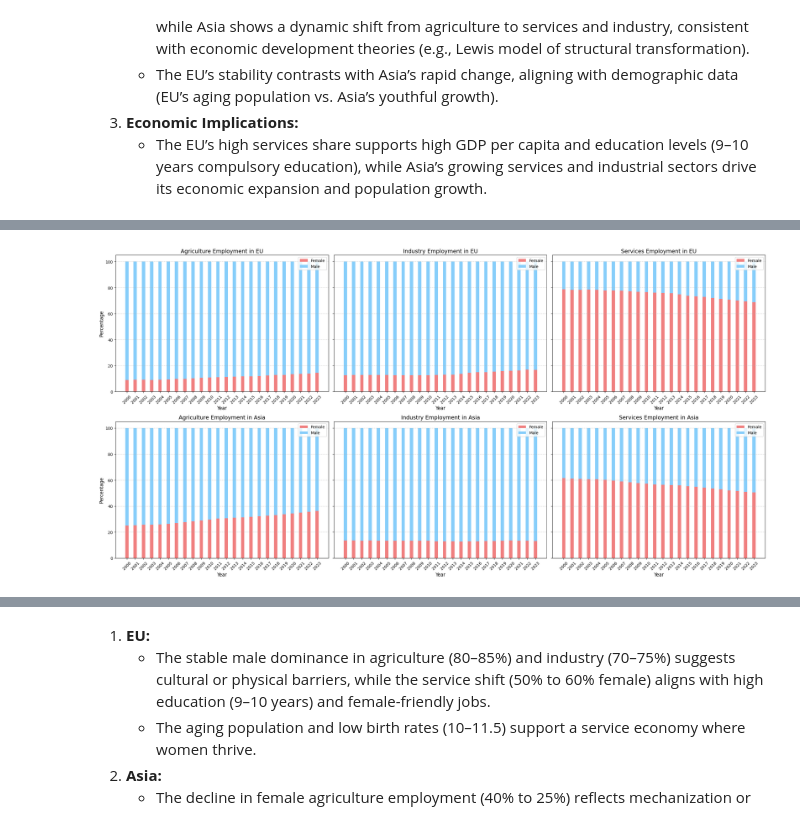
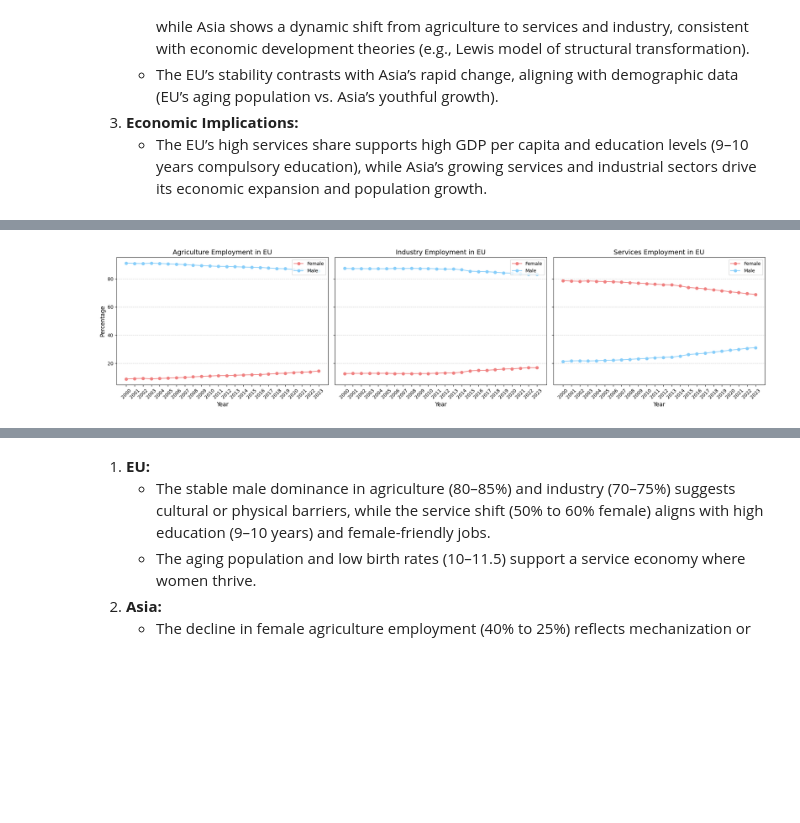
Before and after one commit to truongthuankiet1990gmailcom/Data-Visualization-HW2, a Jupyter notebook: 22127224_22127254.ipynb, the cells around one changed output, grey strips where cells are left out. Drawn from its saved outputs; the diff is of its cells as text; code cells hidden in the pictures; blank space fills up the shorter version.

Commit message:
change plot

```diff
--- a/22127224_22127254.ipynb
+++ b/22127224_22127254.ipynb
@@ -815,90 +815,52 @@ plt.show()
 # %%
 female_cols = ['Female Employment in Agriculture(%)', 'Female Employment in Industry(%)', 'Female Employment in Services(%)']
 avg_percentages_asia_female_by_year = Asia_df.groupby('Year')[female_cols].mean()
 avg_percentages_eu_female_by_year = EU_df.groupby('Year')[female_cols].mean()
 avg_percentages_asia_female_by_year['Male Employment in Agriculture(%)'] = 100 - avg_percentages_asia_female_by_year['Female Employment in Agriculture(%)']
 avg_percentages_asia_female_by_year['Male Employment in Industry(%)'] = 100 - avg_percentages_asia_female_by_year['Female Employment in Industry(%)']
 avg_percentages_asia_female_by_year['Male Employment in Services(%)'] = 100 - avg_percentages_asia_female_by_year['Female Employment in Services(%)']
 
 avg_percentages_eu_female_by_year['Male Employment in Agriculture(%)'] = 100 - avg_percentages_eu_female_by_year['Female Employment in Agriculture(%)']
 avg_percentages_eu_female_by_year['Male Employment in Industry(%)'] = 100 - avg_percentages_eu_female_by_year['Female Employment in Industry(%)']
 avg_percentages_eu_female_by_year['Male Employment in Services(%)'] = 100 - avg_percentages_eu_female_by_year['Female Employment in Services(%)']
 
-fig, axes = plt.subplots(2, 3, figsize=(24, 12), sharey=True)  # 2 rows, 3 columns
+fig, axes = plt.subplots(1, 3, figsize=(20, 5), sharey=True)  # 1 rows, 3 columns
 
-bar_width = 0.4
 years_eu = np.array(EU_df['Year'].unique())
 years_asia = np.array(Asia_df['Year'].unique())
 
 # EU - Agriculture
-axes[0, 0].bar(years_eu, avg_percentages_eu_female_by_year['Female Employment in Agriculture(%)'], width=bar_width, label='Female', color='lightcoral')
-axes[0, 0].bar(years_eu, avg_percentages_eu_female_by_year['Male Employment in Agriculture(%)'], width=bar_width, label='Male', color='lightskyblue',
-                bottom=avg_percentages_eu_female_by_year['Female Employment in Agriculture(%)'])
-axes[0, 0].set_title('Agriculture Employment in EU', fontsize=14)
-axes[0, 0].set_xlabel('Year', fontsize=12)
-axes[0, 0].set_ylabel('Percentage', fontsize=12)
-axes[0, 0].set_xticks(years_eu)
-axes[0, 0].tick_params(axis='x', rotation=45)
-axes[0, 0].legend(loc='upper right')
-axes[0, 0].grid(axis='y', linestyle="--", alpha=0.6)
+axes[0].plot(years_eu, avg_percentages_eu_female_by_year['Female Employment in Agriculture(%)'], label='Female', color='lightcoral', marker='o')
+axes[0].plot(years_eu, avg_percentages_eu_female_by_year['Male Employment in Agriculture(%)'], label='Male', color='lightskyblue', marker='o')
+axes[0].set_title('Agriculture Employment in EU', fontsize=14)
+axes[0].set_xlabel('Year', fontsize=12)
+axes[0].set_ylabel('Percentage', fontsize=12)
+axes[0].set_xticks(years_eu)
+axes[0].tick_params(axis='x', rotation=45)
+axes[0].legend(loc='upper right')
+axes[0].grid(axis='y', linestyle="--", alpha=0.6)
 
 # EU - Industry
-axes[0, 1].bar(years_eu, avg_percentages_eu_female_by_year['Female Employment in Industry(%)'], width=bar_width, label='Female', color='lightcoral')
-axes[0, 1].bar(years_eu, avg_percentages_eu_female_by_year['Male Employment in Industry(%)'], width=bar_width, label='Male', color='lightskyblue',
-                bottom=avg_percentages_eu_female_by_year['Female Employment in Industry(%)'])
-axes[0, 1].set_title('Industry Employment in EU', fontsize=14)
-axes[0, 1].set_xlabel('Year', fontsize=12)
-axes[0, 1].set_xticks(years_eu)
-axes[0, 1].tick_params(axis='x', rotation=45)
-axes[0, 1].legend(loc='upper right')
-axes[0, 1].grid(axis='y', linestyle="--", alpha=0.6)
+axes[1].plot(years_eu, avg_percentages_eu_female_by_year['Female Employment in Industry(%)'], label='Female', color='lightcoral', marker='o')
+axes[1].plot(years_eu, avg_percentages_eu_female_by_year['Male Employment in Industry(%)'], label='Male', color='lightskyblue', marker='o')
+axes[1].set_title('Industry Employment in EU', fontsize=14)
+axes[1].set_xlabel('Year', fontsize=12)
+axes[1].set_xticks(years_eu)
+axes[1].tick_params(axis='x', rotation=45)
+axes[1].legend(loc='upper right')
+axes[1].grid(axis='y', linestyle="--", alpha=0.6)
 
 # EU - Services
-axes[0, 2].bar(years_eu, avg_percentages_eu_female_by_year['Female Employment in Services(%)'], width=bar_width, label='Female', color='lightcoral')
-axes[0, 2].bar(years_eu, avg_percentages_eu_female_by_year['Male Employment in Services(%)'], width=bar_width, label='Male', color='lightskyblue',
-                bottom=avg_percentages_eu_female_by_year['Female Employment in Services(%)'])
-axes[0, 2].set_title('Services Employment in EU', fontsize=14)
-axes[0, 2].set_xlabel('Year', fontsize=12)
-axes[0, 2].set_xticks(years_eu)
-axes[0, 2].tick_params(axis='x', rotation=45)
-axes[0, 2].legend(loc='upper right')
-axes[0, 2].grid(axis='y', linestyle="--", alpha=0.6)
-
-# ASIA - Agriculture
-axes[1, 0].bar(years_asia, avg_percentages_asia_female_by_year['Female Employment in Agriculture(%)'], width=bar_width, label='Female', color='lightcoral')
-axes[1, 0].bar(years_asia, avg_percentages_asia_female_by_year['Male Employment in Agriculture(%)'], width=bar_width, label='Male', color='lightskyblue',
-                bottom=avg_percentages_asia_female_by_year['Female Employment in Agriculture(%)'])
-axes[1, 0].set_title('Agriculture Employment in Asia', fontsize=14)
-axes[1, 0].set_xlabel('Year', fontsize=12)
-axes[1, 0].set_ylabel('Percentage', fontsize=12)
-axes[1, 0].set_xticks(years_asia)
-axes[1, 0].tick_params(axis='x', rotation=45)
-axes[1, 0].legend(loc='upper right')
-axes[1, 0].grid(axis='y', linestyle="--", alpha=0.6)
-
-# ASIA - Industry
-axes[1, 1].bar(years_asia, avg_percentages_asia_female_by_year['Female Employment in Industry(%)'], width=bar_width, label='Female', color='lightcoral')
-axes[1, 1].bar(years_asia, avg_percentages_asia_female_by_year['Male Employment in Industry(%)'], width=bar_width, label='Male', color='lightskyblue',
-                bottom=avg_percentages_asia_female_by_year['Female Employment in Industry(%)'])
-axes[1, 1].set_title('Industry Employment in Asia', fontsize=14)
-axes[1, 1].set_xlabel('Year', fontsize=12)
-axes[1, 1].set_xticks(years_asia)
-axes[1, 1].tick_params(axis='x', rotation=45)
-axes[1, 1].legend(loc='upper right')
-axes[1, 1].grid(axis='y', linestyle="--", alpha=0.6)
-
-# ASIA - Services
-axes[1, 2].bar(years_asia, avg_percentages_asia_female_by_year['Female Employment in Services(%)'], width=bar_width, label='Female', color='lightcoral')
-axes[1, 2].bar(years_asia, avg_percentages_asia_female_by_year['Male Employment in Services(%)'], width=bar_width, label='Male', color='lightskyblue',
-                bottom=avg_percentages_asia_female_by_year['Female Employment in Services(%)'])
-axes[1, 2].set_title('Services Employment in Asia', fontsize=14)
-axes[1, 2].set_xlabel('Year', fontsize=12)
-axes[1, 2].set_xticks(years_asia)
-axes[1, 2].tick_params(axis='x', rotation=45)
-axes[1, 2].legend(loc='upper right')
-axes[1, 2].grid(axis='y', linestyle="--", alpha=0.6)
+axes[2].plot(years_eu, avg_percentages_eu_female_by_year['Female Employment in Services(%)'], label='Female', color='lightcoral', marker='o')
+axes[2].plot(years_eu, avg_percentages_eu_female_by_year['Male Employment in Services(%)'], label='Male', color='lightskyblue', marker='o')
+axes[2].set_title('Services Employment in EU', fontsize=14)
+axes[2].set_xlabel('Year', fontsize=12)
+axes[2].set_xticks(years_eu)
+axes[2].tick_params(axis='x', rotation=45)
+axes[2].legend(loc='upper right')
+axes[2].grid(axis='y', linestyle="--", alpha=0.6)
 
 plt.tight_layout()
 plt.show()
 # %% [output]
-[figure, old version]
+[figure, new version]
```
Also changed, not shown: parts of 5 cells of this notebook.
